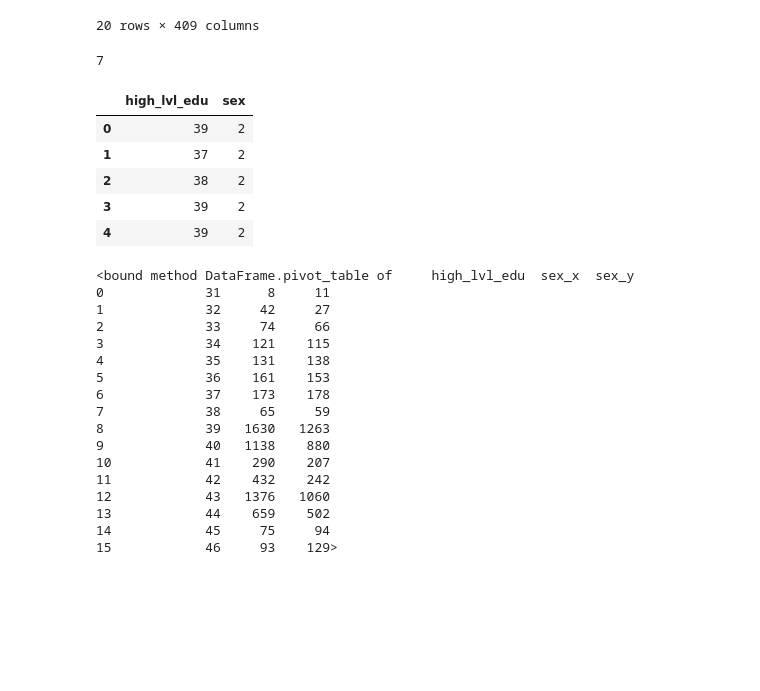
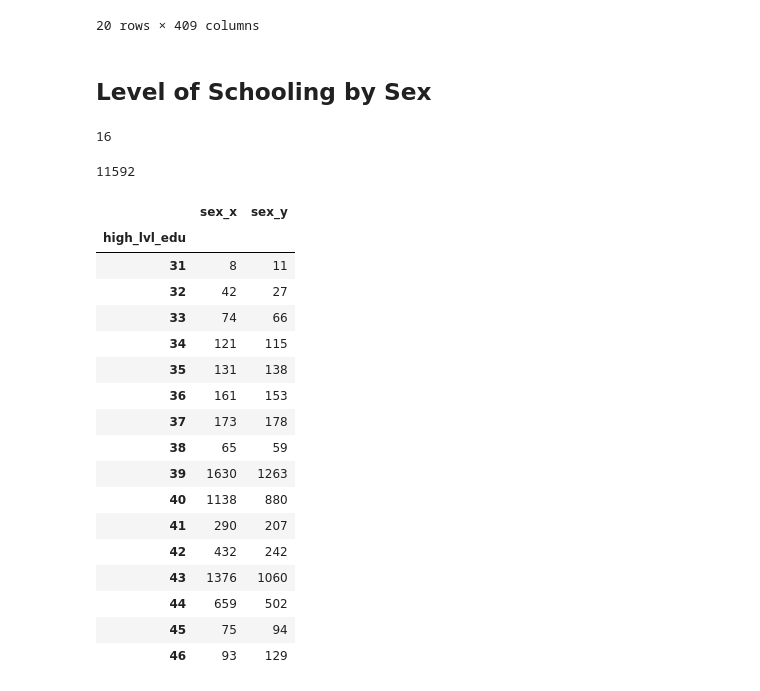
Before and after one commit to nckathleen/ATUS-Analysis, a Jupyter notebook: ATUS-Anaylsis.ipynb, the cells around one changed output. Cells and saved outputs as stored; diff of their text form; code cells hidden in the pictures; blank space fills up the shorter version.

```diff
--- a/ATUS-Anaylsis.ipynb
+++ b/ATUS-Anaylsis.ipynb
@@ -41,47 +41,42 @@ summary.head(20)
 | 18 | 20140101140852 | 2182116.985390 | -1 | 67 | 1 | 43 | 1 | 2 | 1 | ... |
 | 19 | 20140101140854 | 4731635.020056 | -1 | 21 | 2 | 40 | 1 | 1 | 1 | ... |
 20 rows × 409 columns
+# %% [markdown]
+## Level of Schooling by Sex
 # %%
 len(summary.high_lvl_edu.unique())
-summary.high_lvl_edu[39:46].count()
 # %% [output]
-7
+16
 # %%
 schooling = summary[['high_lvl_edu', 'sex']]
 schooling.head()
+
+highest_edu_lvl = schooling['high_lvl_edu']
+highest_edu_lvl.count()
 # %% [output]
-|  | high_lvl_edu | sex |
-| 0 | 39 | 2 |
-| 1 | 37 | 2 |
-| 2 | 38 | 2 |
-| 3 | 39 | 2 |
-| 4 | 39 | 2 |
+11592
 # %%
-female=schooling[schooling.sex==1].groupby('high_lvl_edu').count().reset_index()
-male=schooling[schooling.sex==2].groupby('high_lvl_edu').count().reset_index()
-# female
+female = schooling[schooling.sex==1].groupby('high_lvl_edu').count().reset_index()
+male = schooling[schooling.sex==2].groupby('high_lvl_edu').count().reset_index()
 
-school_by_sex = pd.merge(male, female, on='high_lvl_edu', how='inner')
+school_by_sex = pd.merge(male, female, on='high_lvl_edu')
+school_by_sex.pivot_table(index='high_lvl_edu')
+# %% [output]
+|  | sex_x | sex_y |
+| high_lvl_edu |  |  |
+| 31 | 8 | 11 |
+| 32 | 42 | 27 |
+| 33 | 74 | 66 |
+| 34 | 121 | 115 |
+| 35 | 131 | 138 |
+| 36 | 161 | 153 |
+| 37 | 173 | 178 |
+| 38 | 65 | 59 |
+| 39 | 1630 | 1263 |
+| 40 | 1138 | 880 |
+| 41 | 290 | 207 |
+| 42 | 432 | 242 |
+| 43 | 1376 | 1060 |
+| 44 | 659 | 502 |
+| 45 | 75 | 94 |
+| 46 | 93 | 129 |
-# %%
-school_by_sex.pivot_table#(index='high_lvl_edu', columns='sex' )
-# schooling = summary.high_lvl_edu.value_counts()
-# schooling.summary(groupby['sex', 'high_lvl_edu'])
-# schooling = schooling.high_lvl_edu.replace('31', '30')
-# %% [output]
-<bound method DataFrame.pivot_table of     high_lvl_edu  sex_x  sex_y
-0             31      8     11
-1             32     42     27
-2             33     74     66
-3             34    121    115
-4             35    131    138
-5             36    161    153
-6             37    173    178
-7             38     65     59
-8             39   1630   1263
-9             40   1138    880
-10            41    290    207
-11            42    432    242
-12            43   1376   1060
-13            44    659    502
-14            45     75     94
-15            46     93    129>
```
Also changed, not shown: parts of 11 cells of this notebook.
